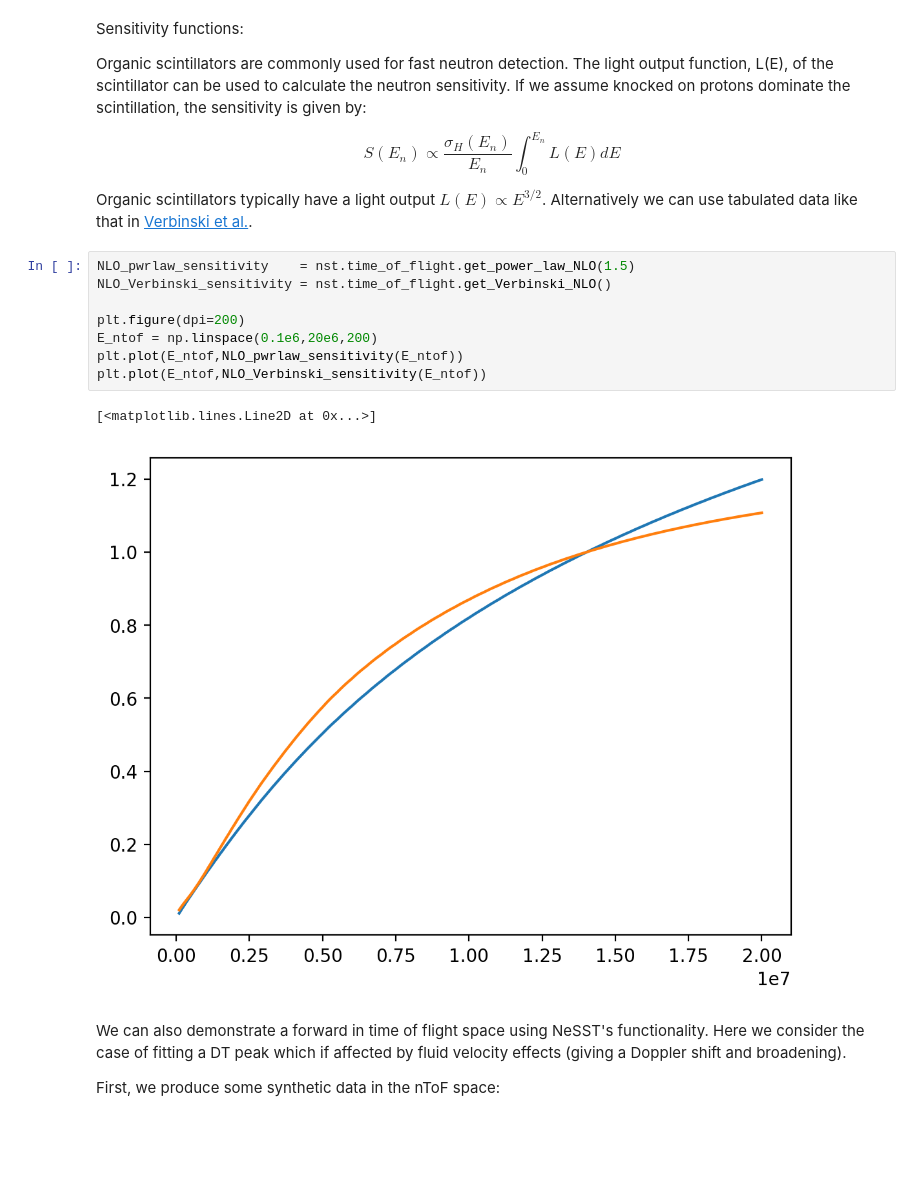
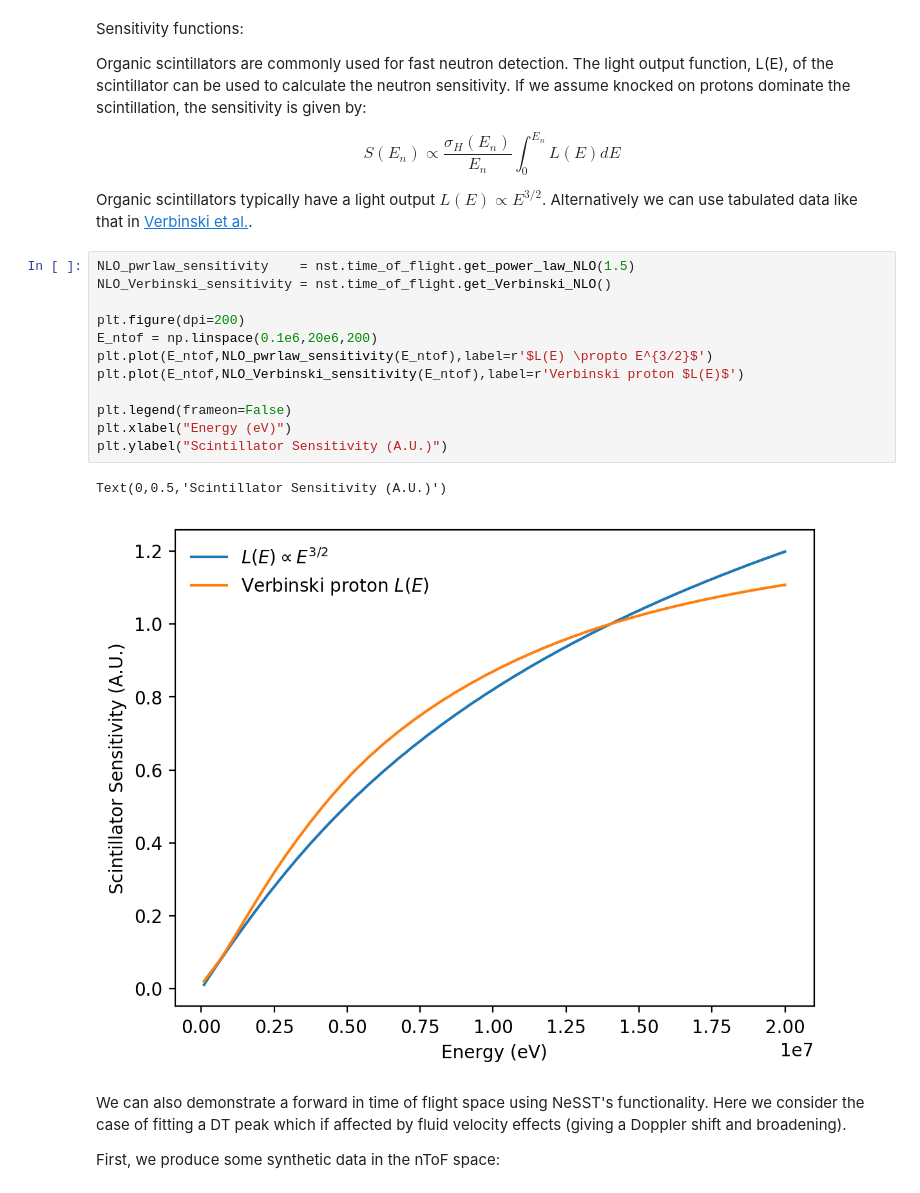
Before and after one commit to aidancrilly/NeSST, a Jupyter notebook: example/NeSST Guide.ipynb, the cells around one changed output. Drawn from its saved outputs; the diff is of its cells as text; blank space fills up the shorter version.

Commit message:
Improved plot for scintillator sensitivity

```diff
--- a/example/NeSST Guide.ipynb
+++ b/example/NeSST Guide.ipynb
@@ -545,14 +545,18 @@ Organic scintillators typically have a light output $L(E) \propto E^{3/2}$. Alte
 # %%
 NLO_pwrlaw_sensitivity    = nst.time_of_flight.get_power_law_NLO(1.5)
 NLO_Verbinski_sensitivity = nst.time_of_flight.get_Verbinski_NLO()
 
 plt.figure(dpi=200)
 E_ntof = np.linspace(0.1e6,20e6,200)
-plt.plot(E_ntof,NLO_pwrlaw_sensitivity(E_ntof))
-plt.plot(E_ntof,NLO_Verbinski_sensitivity(E_ntof))
+plt.plot(E_ntof,NLO_pwrlaw_sensitivity(E_ntof),label=r'$L(E) \propto E^{3/2}$')
+plt.plot(E_ntof,NLO_Verbinski_sensitivity(E_ntof),label=r'Verbinski proton $L(E)$')
+
+plt.legend(frameon=False)
+plt.xlabel("Energy (eV)")
+plt.ylabel("Scintillator Sensitivity (A.U.)")
 # %% [output]
-[<matplotlib.lines.Line2D at 0x...>]
+Text(0,0.5,'Scintillator Sensitivity (A.U.)')
-[figure, old version]
+[figure, new version]
 # %% [markdown]
 We can also demonstrate a forward in time of flight space using NeSST's functionality. Here we consider the case of fitting a DT peak which if affected by fluid velocity effects (giving a Doppler shift and broadening).
 
```
Also changed, not shown: parts of 1 cell of this notebook.
